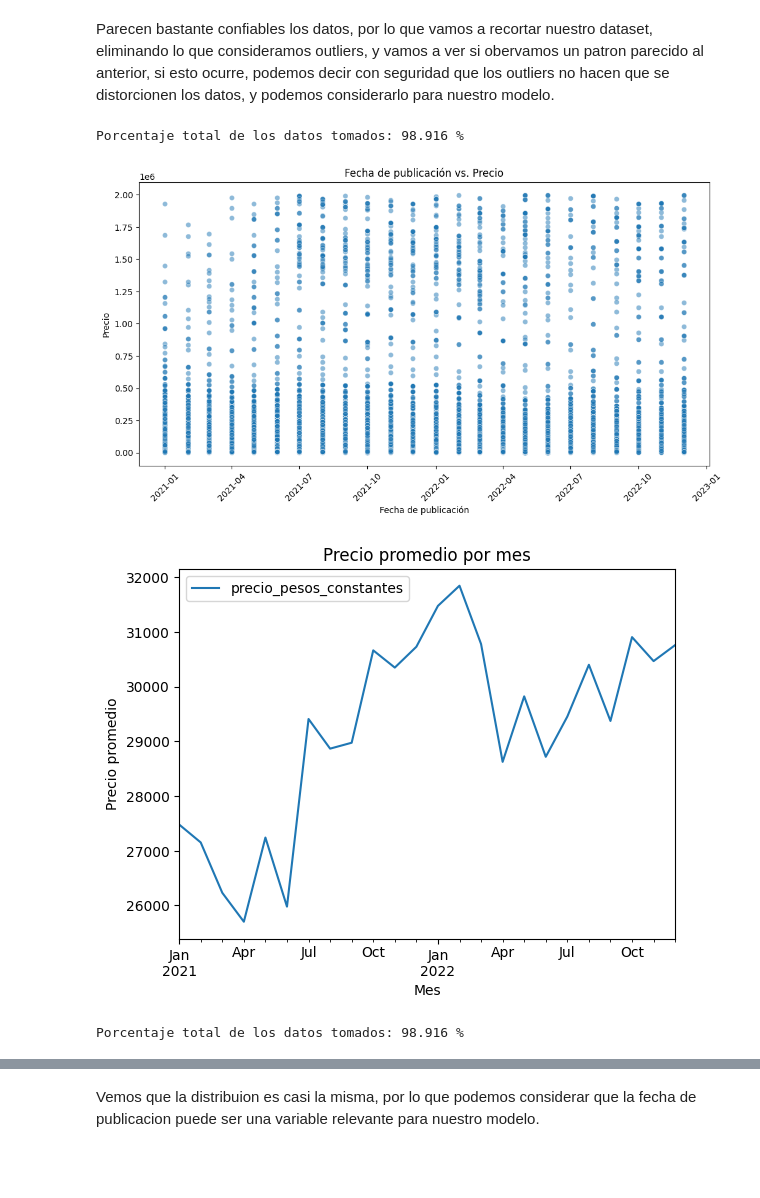
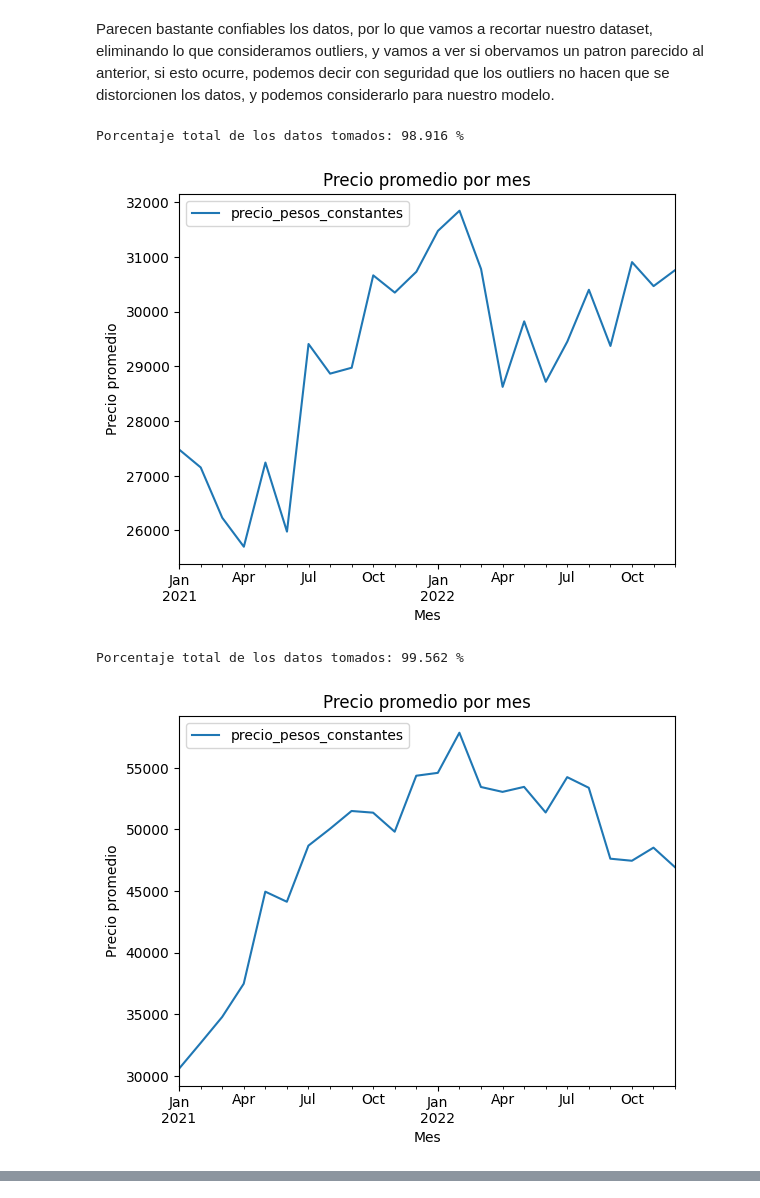
Before and after one commit to TomasD1az/I302_FP, a Jupyter notebook: analisis.ipynb, the cells around one changed output, grey strips where cells are left out. Drawn from its saved outputs; the diff is of its cells as text; code cells hidden in the pictures; blank space fills up the shorter version.

```diff
--- a/analisis.ipynb
+++ b/analisis.ipynb
@@ -13,0 +36,12 @@ print(data.shape)
+# %%
+dif1 = 0
+id_grid = data['id_grid'].unique()
+
+for idu in id_grid:
+    data_id = data[data['id_grid'] == idu]
+    if (len(data_id['ITE_ADD_STATE_NAME'].unique()) > 1):
+        dif1 += 1
+        print(f"{idu}: {len(data_id)}")
+        for state in data_id['ITE_ADD_STATE_NAME'].unique():
+            print(f"{state}: {len(data_id[data_id['ITE_ADD_STATE_NAME'] == state])}")
+print(dif1)
@@ -13,0 +272,8 @@ print(data.shape)
+# %%
+#chequeamos si hay valores para los cuales SConstrM2 > STotalM2
+print(data.loc[data['SConstrM2'] > data['STotalM2'], ['SConstrM2', 'STotalM2']])
+print(len(data.loc[data['SConstrM2'] > data['STotalM2'], ['SConstrM2', 'STotalM2']]))
+
+# a estos valores los vamos a setear como STotalM2
+data.loc[data['SConstrM2'] > data['STotalM2'], 'SConstrM2'] = data.loc[data['SConstrM2'] > data['STotalM2'], 'STotalM2']
+print(len(data.loc[data['SConstrM2'] > data['STotalM2'], ['SConstrM2', 'STotalM2']]))
@@ -325,33 +608,25 @@ plt.show()
 Parecen bastante confiables los datos, por lo que vamos a recortar nuestro dataset, eliminando lo que consideramos outliers, y vamos a ver si obervamos un patron parecido al anterior, si esto ocurre, podemos decir con seguridad que los outliers no hacen que se distorcionen los datos, y podemos considerarlo para nuestro modelo.
 # %%
 # hacer que los valores de fecha_publicacion que sean mayores a 1.5 1e6 los quito
-fecha_publicacion = fecha_publicacion[fecha_publicacion['precio_pesos_constantes'] < 2e6]
-print('Porcentaje total de los datos tomados:', np.round(len(fecha_publicacion) / len(data),5) * 100, '%')
-
-plt.figure(figsize=(12, 6))
-sns.scatterplot(x=fecha_publicacion['MesListing'], y=fecha_publicacion['precio_pesos_constantes'], alpha=0.5)
-plt.title('Fecha de publicación vs. Precio')
-plt.xlabel('Fecha de publicación')
-plt.ylabel('Precio')
-plt.xticks(rotation=45)
-plt.show()
-
-fecha_publicacion.groupby('MesListing').mean().plot()
-plt.title('Precio promedio por mes')
-plt.ylabel('Precio promedio')
-plt.xlabel('Mes')
-plt.show()
-
-fecha_publicacion2 = fecha_publicacion[fecha_publicacion['precio_pesos_constantes'] < 4e6]
+fecha_publicacion2 = fecha_publicacion[fecha_publicacion['precio_pesos_constantes'] < 2e6]
 print('Porcentaje total de los datos tomados:', np.round(len(fecha_publicacion2) / len(data),5) * 100, '%')
 
 fecha_publicacion2.groupby('MesListing').mean().plot()
 plt.title('Precio promedio por mes')
 plt.ylabel('Precio promedio')
 plt.xlabel('Mes')
 plt.show()
+
+fecha_publicacion3 = fecha_publicacion[fecha_publicacion['precio_pesos_constantes'] < 4e6]
+print('Porcentaje total de los datos tomados:', np.round(len(fecha_publicacion3) / len(data),5) * 100, '%')
+
+fecha_publicacion3.groupby('MesListing').mean().plot()
+plt.title('Precio promedio por mes')
+plt.ylabel('Precio promedio')
+plt.xlabel('Mes')
+plt.show()
 # %% [output]
 Porcentaje total de los datos tomados: 98.916 %
-[figure, old version]
+[figure, new version]
+Porcentaje total de los datos tomados: 99.562 %
-[figure, old version]
+[figure, new version]
-Porcentaje total de los datos tomados: 98.916 %
@@ -359,2 +632,0 @@ Porcentaje total de los datos tomados: 98.916 %
-# %% [markdown]
-Vemos que la distribuion es casi la misma, por lo que podemos considerar que la fecha de publicacion puede ser una variable relevante para nuestro modelo.
```
Also changed, not shown: parts of 30 cells of this notebook, 8 other files.
